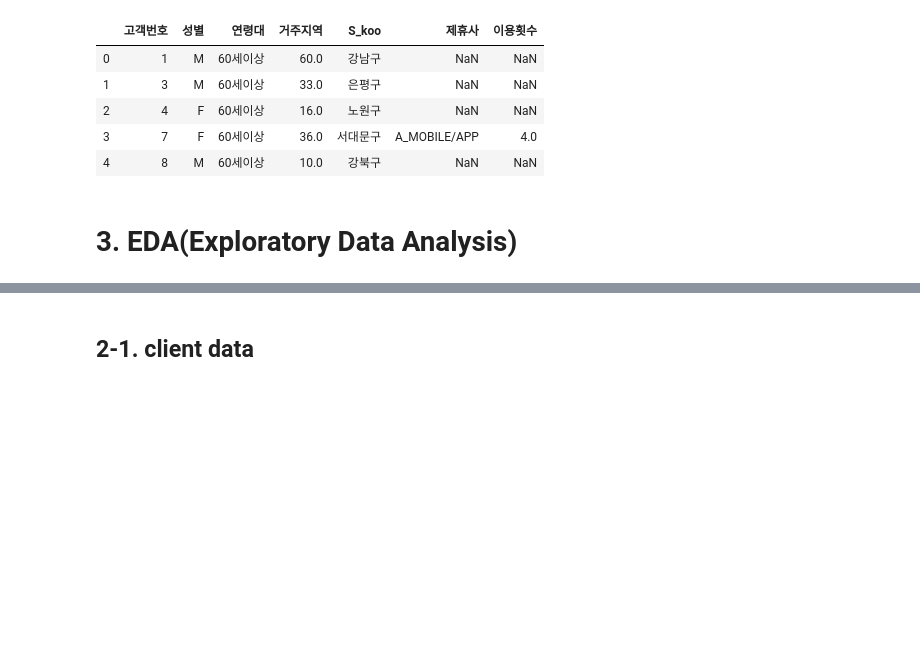
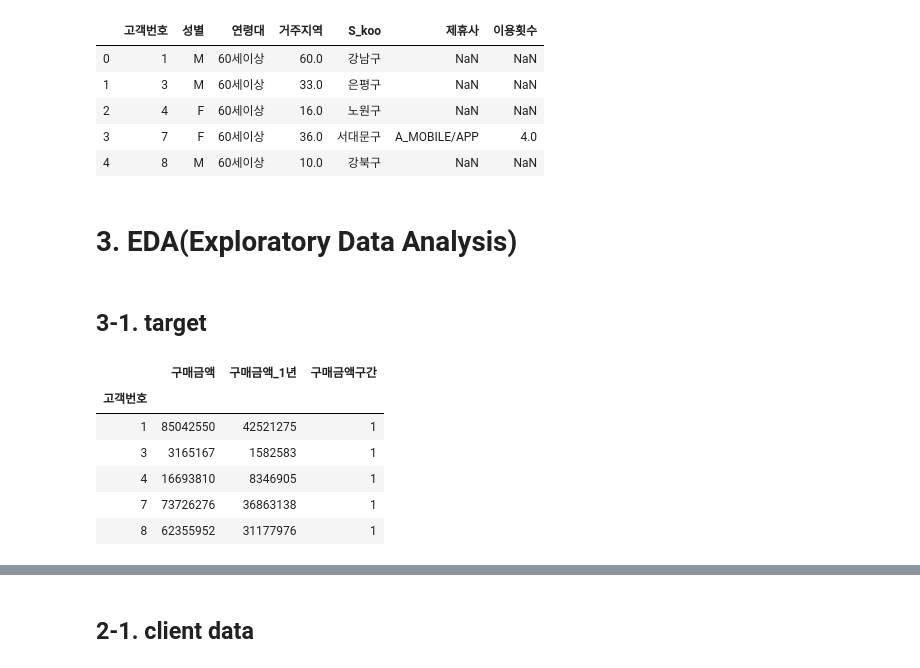
Before and after one commit to JungHyukJin/ModuleProject01, a Jupyter notebook: classification.ipynb, the cells around one changed output, grey strips where cells are left out. Saved outputs shown, nothing was run; the diff lists cells and outputs as text; code cells hidden in the pictures; blank space fills up the shorter version.

```diff
--- a/classification.ipynb
+++ b/classification.ipynb
@@ -242,3 +236,25 @@ s_df_channel.head()
 | 4 | 8 | M | 60세이상 | 10.0 | 강북구 | NaN | NaN |
 # %% [markdown]
 # 3. EDA(Exploratory Data Analysis)
+# %% [markdown]
+## 3-1. target
+# %%
+# 고객별 1년간 구매금액 및 구매금액구간을 구한다.
+custTotal = s_df_purchase.groupby(s_df_purchase['고객번호']).sum().iloc[:,-2:]
+
+custTotal['구매금액_1년'] = custTotal['구매금액'] // 2
+
+bins = np.linspace(custTotal['구매금액_1년'].min(), custTotal['구매금액_1년'].max(), 20)
+custTotal['구매금액구간'] = np.digitize(custTotal['구매금액_1년'], bins)
+
+custTotal = custTotal.iloc[:,-3:]
+
+custTotal.head()
+# %% [output]
+|  | 구매금액 | 구매금액_1년 | 구매금액구간 |
+| 고객번호 |  |  |  |
+| 1 | 85042550 | 42521275 | 1 |
+| 3 | 3165167 | 1582583 | 1 |
+| 4 | 16693810 | 8346905 | 1 |
+| 7 | 73726276 | 36863138 | 1 |
+| 8 | 62355952 | 31177976 | 1 |
```
Also changed, not shown: parts of 15 cells of this notebook, 1 other file.
